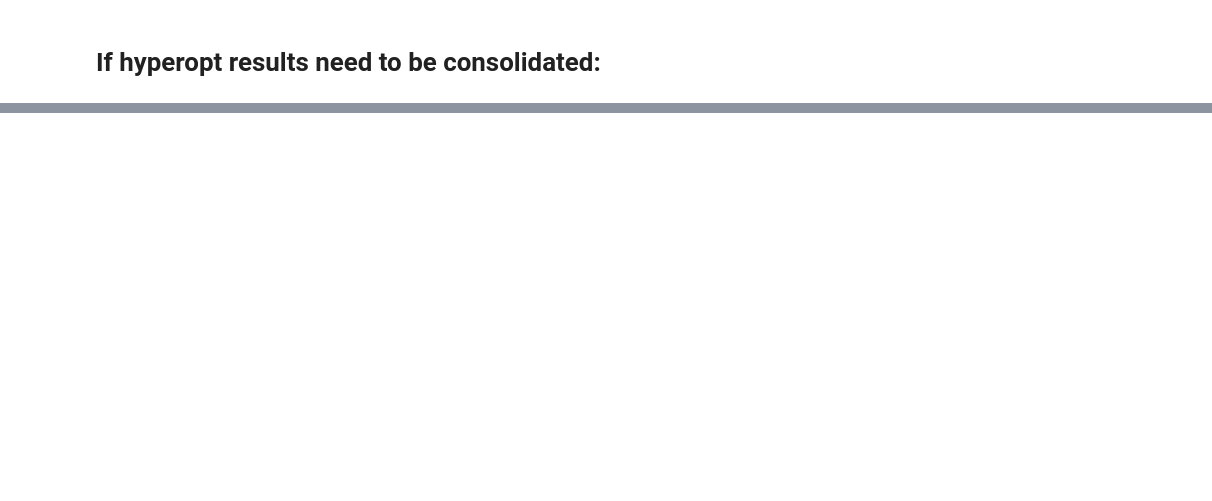
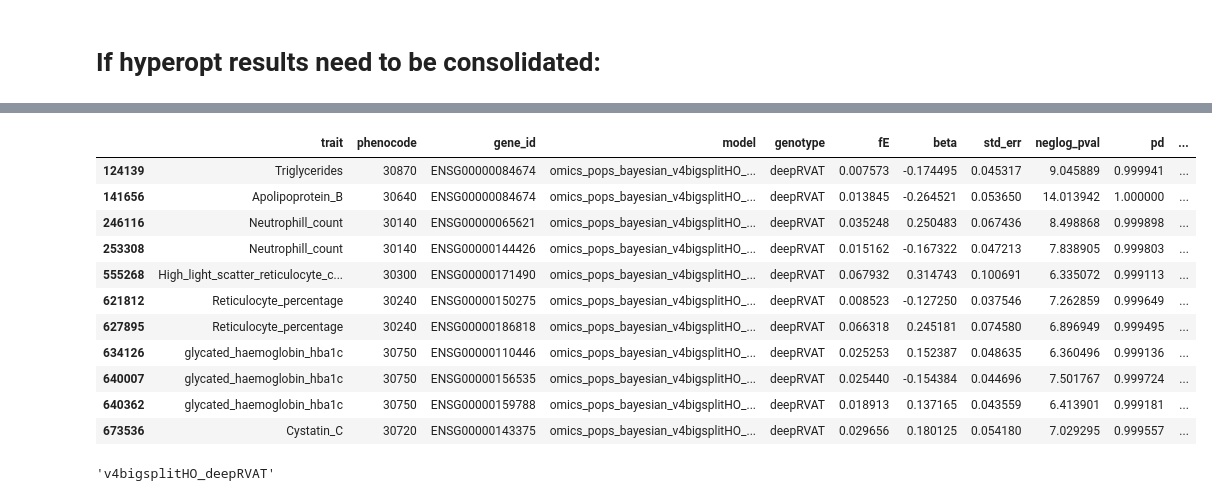
Before and after one commit to gagneurlab/funcRVP, a Jupyter notebook: scripts/read_results.ipynb, the cells around one changed output, grey strips where cells are left out. Saved outputs shown, nothing was run; the diff lists cells and outputs as text; code cells hidden in the pictures; blank space fills up the shorter version.

```diff
--- a/scripts/read_results.ipynb
+++ b/scripts/read_results.ipynb
@@ -168,2 +532,21 @@ pred_df["model"] = pd.Categorical(pred_df['model'], categories=model_list)
+# %%
+mean_betas_df[mean_betas_df.significant==True]
+# %% [output]
+|  | trait | phenocode | gene_id | model | genotype | fE | beta | std_err | neglog_pval | pd | ... |
+| 124139 | Triglycerides | 30870 | ENSG00000084674 | omics_pops_bayesian_v4bigsplitHO_... | deepRVAT | 0.007573 | -0.174495 | 0.045317 | 9.045889 | 0.999941 | ... |
+| 141656 | Apolipoprotein_B | 30640 | ENSG00000084674 | omics_pops_bayesian_v4bigsplitHO_... | deepRVAT | 0.013845 | -0.264521 | 0.053650 | 14.013942 | 1.000000 | ... |
+| 246116 | Neutrophill_count | 30140 | ENSG00000065621 | omics_pops_bayesian_v4bigsplitHO_... | deepRVAT | 0.035248 | 0.250483 | 0.067436 | 8.498868 | 0.999898 | ... |
+| 253308 | Neutrophill_count | 30140 | ENSG00000144426 | omics_pops_bayesian_v4bigsplitHO_... | deepRVAT | 0.015162 | -0.167322 | 0.047213 | 7.838905 | 0.999803 | ... |
+| 555268 | High_light_scatter_reticulocyte_c... | 30300 | ENSG00000171490 | omics_pops_bayesian_v4bigsplitHO_... | deepRVAT | 0.067932 | 0.314743 | 0.100691 | 6.335072 | 0.999113 | ... |
+| 621812 | Reticulocyte_percentage | 30240 | ENSG00000150275 | omics_pops_bayesian_v4bigsplitHO_... | deepRVAT | 0.008523 | -0.127250 | 0.037546 | 7.262859 | 0.999649 | ... |
+| 627895 | Reticulocyte_percentage | 30240 | ENSG00000186818 | omics_pops_bayesian_v4bigsplitHO_... | deepRVAT | 0.066318 | 0.245181 | 0.074580 | 6.896949 | 0.999495 | ... |
+| 634126 | glycated_haemoglobin_hba1c | 30750 | ENSG00000110446 | omics_pops_bayesian_v4bigsplitHO_... | deepRVAT | 0.025253 | 0.152387 | 0.048635 | 6.360496 | 0.999136 | ... |
+| 640007 | glycated_haemoglobin_hba1c | 30750 | ENSG00000156535 | omics_pops_bayesian_v4bigsplitHO_... | deepRVAT | 0.025440 | -0.154384 | 0.044696 | 7.501767 | 0.999724 | ... |
+| 640362 | glycated_haemoglobin_hba1c | 30750 | ENSG00000159788 | omics_pops_bayesian_v4bigsplitHO_... | deepRVAT | 0.018913 | 0.137165 | 0.043559 | 6.413901 | 0.999181 | ... |
+| 673536 | Cystatin_C | 30720 | ENSG00000143375 | omics_pops_bayesian_v4bigsplitHO_... | deepRVAT | 0.029656 | 0.180125 | 0.054180 | 7.029295 | 0.999557 | ... |
+# %%
+study_version
+# %% [output]
+'v4bigsplitHO_deepRVAT'
 # %%
 # Write to file
```
Also changed, not shown: parts of 25 cells of this notebook, 6 other files.
